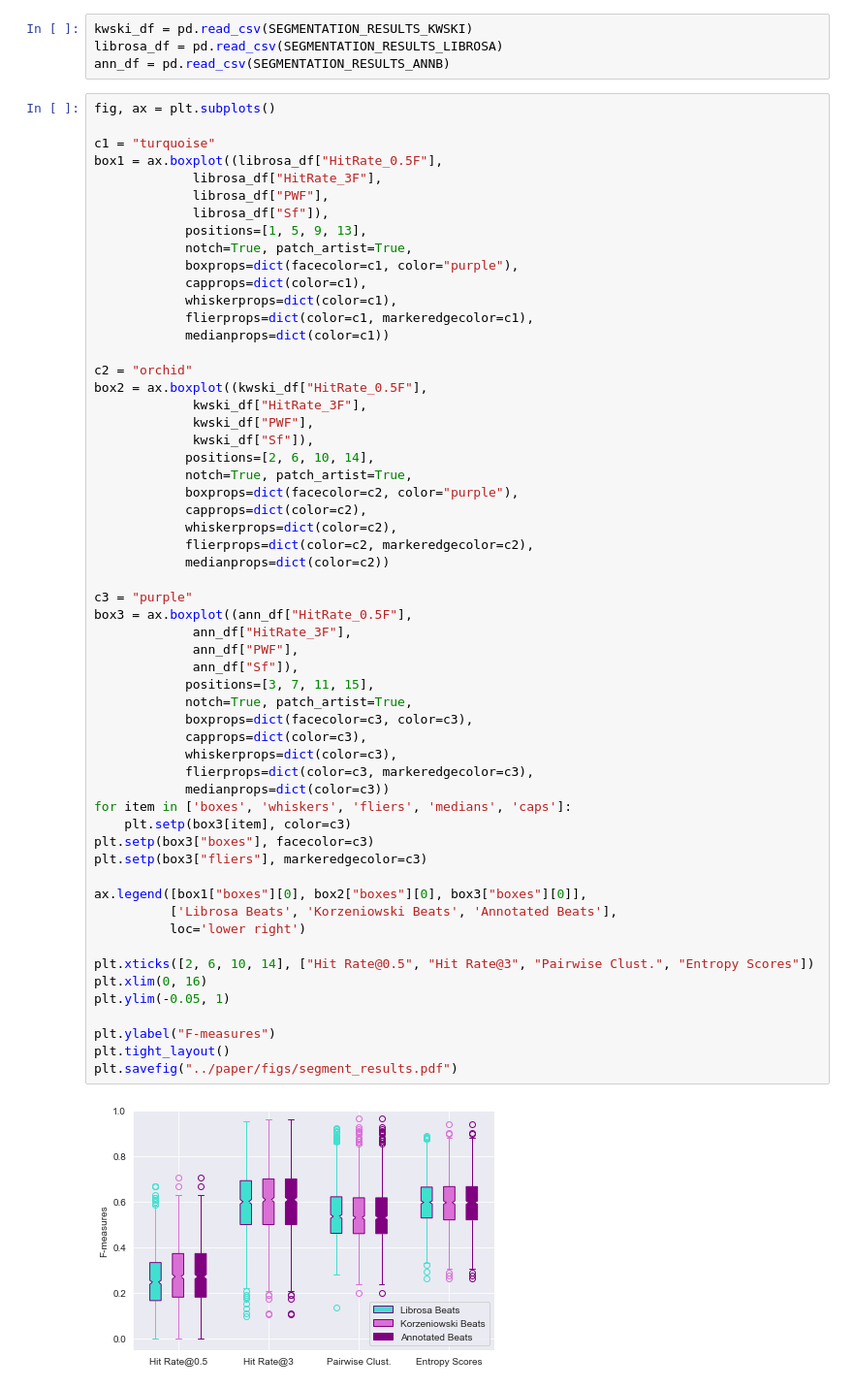
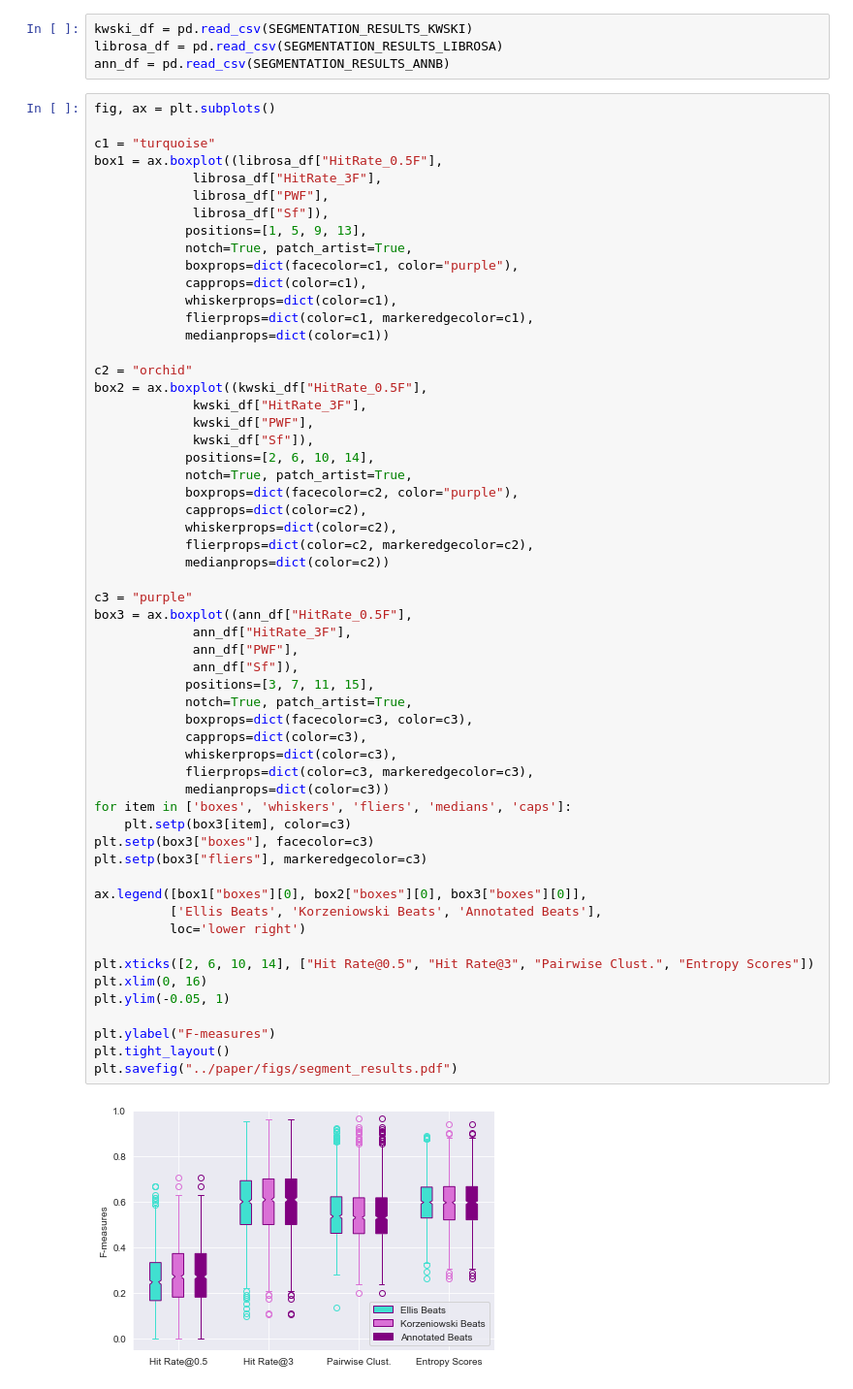
Before and after one commit to urinieto/dataset-submission19, a Jupyter notebook: notebooks/Dataset Analysis.ipynb, the cells around one changed output. Shown at 97% size. Drawn from its saved outputs; the diff is of its cells as text.

```diff
--- a/notebooks/Dataset Analysis.ipynb
+++ b/notebooks/Dataset Analysis.ipynb
@@ -373,32 +373,32 @@ box2 = ax.boxplot((kwski_df["HitRate_0.5F"],
             medianprops=dict(color=c2))
 
 c3 = "purple"
 box3 = ax.boxplot((ann_df["HitRate_0.5F"],
              ann_df["HitRate_3F"],
              ann_df["PWF"],
              ann_df["Sf"]),
             positions=[3, 7, 11, 15],
             notch=True, patch_artist=True,
             boxprops=dict(facecolor=c3, color=c3),
             capprops=dict(color=c3),
             whiskerprops=dict(color=c3),
             flierprops=dict(color=c3, markeredgecolor=c3),
             medianprops=dict(color=c3))
 for item in ['boxes', 'whiskers', 'fliers', 'medians', 'caps']:
     plt.setp(box3[item], color=c3)
 plt.setp(box3["boxes"], facecolor=c3)
 plt.setp(box3["fliers"], markeredgecolor=c3)
 
 ax.legend([box1["boxes"][0], box2["boxes"][0], box3["boxes"][0]],
-          ['Librosa Beats', 'Korzeniowski Beats', 'Annotated Beats'],
+          ['Ellis Beats', 'Korzeniowski Beats', 'Annotated Beats'],
           loc='lower right')
 
 plt.xticks([2, 6, 10, 14], ["Hit Rate@0.5", "Hit Rate@3", "Pairwise Clust.", "Entropy Scores"])
 plt.xlim(0, 16)
 plt.ylim(-0.05, 1)
 
 plt.ylabel("F-measures")
 plt.tight_layout()
 plt.savefig("../paper/figs/segment_results.pdf")
 # %% [output]
-[figure, old version]
+[figure, new version]
```
Also changed, not shown: 3 other files.
